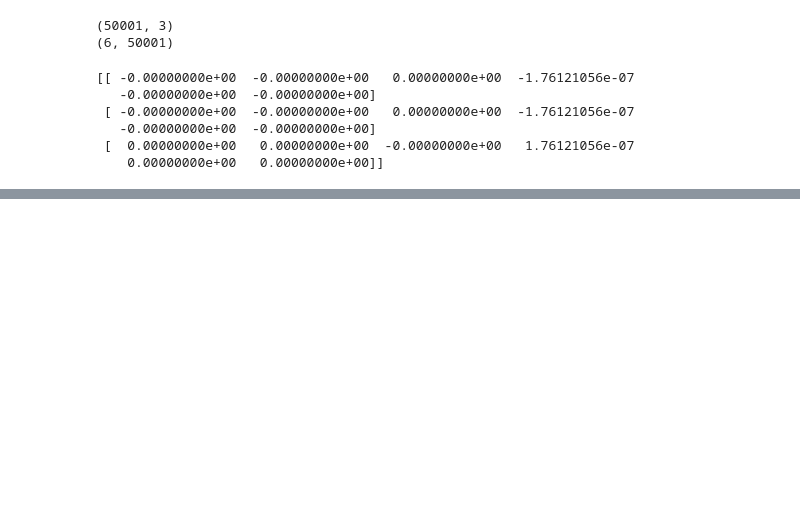
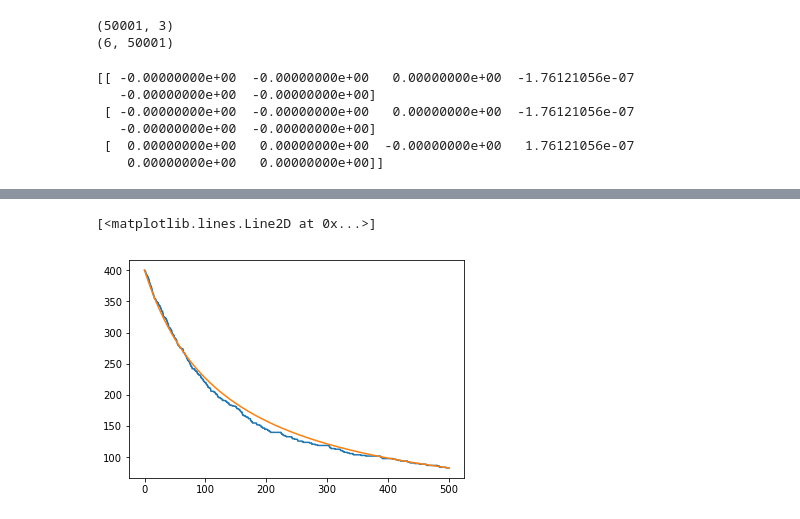
Before and after one commit to readdy/readdy_learn, a Jupyter notebook: analyze/analyze_simple.ipynb, the cells around one changed output, grey strips where cells are left out. Saved outputs shown, nothing was run; the diff lists cells and outputs as text; code cells hidden in the pictures; blank space fills up the shorter version.

```diff
--- a/analyze/analyze_simple.ipynb
+++ b/analyze/analyze_simple.ipynb
@@ -75,0 +119,6 @@ print(clf.coef_)
+# %%
+plt.plot(np.arange(0, n_timesteps * .01, .01), counts[:,1])
+plt.plot(np.arange(0, n_timesteps * .01, .01), num_solution[:, 1])
+# %% [output]
+[<matplotlib.lines.Line2D at 0x...>]
+[figure, added]
```
Also changed, not shown: parts of 21 cells of this notebook.
